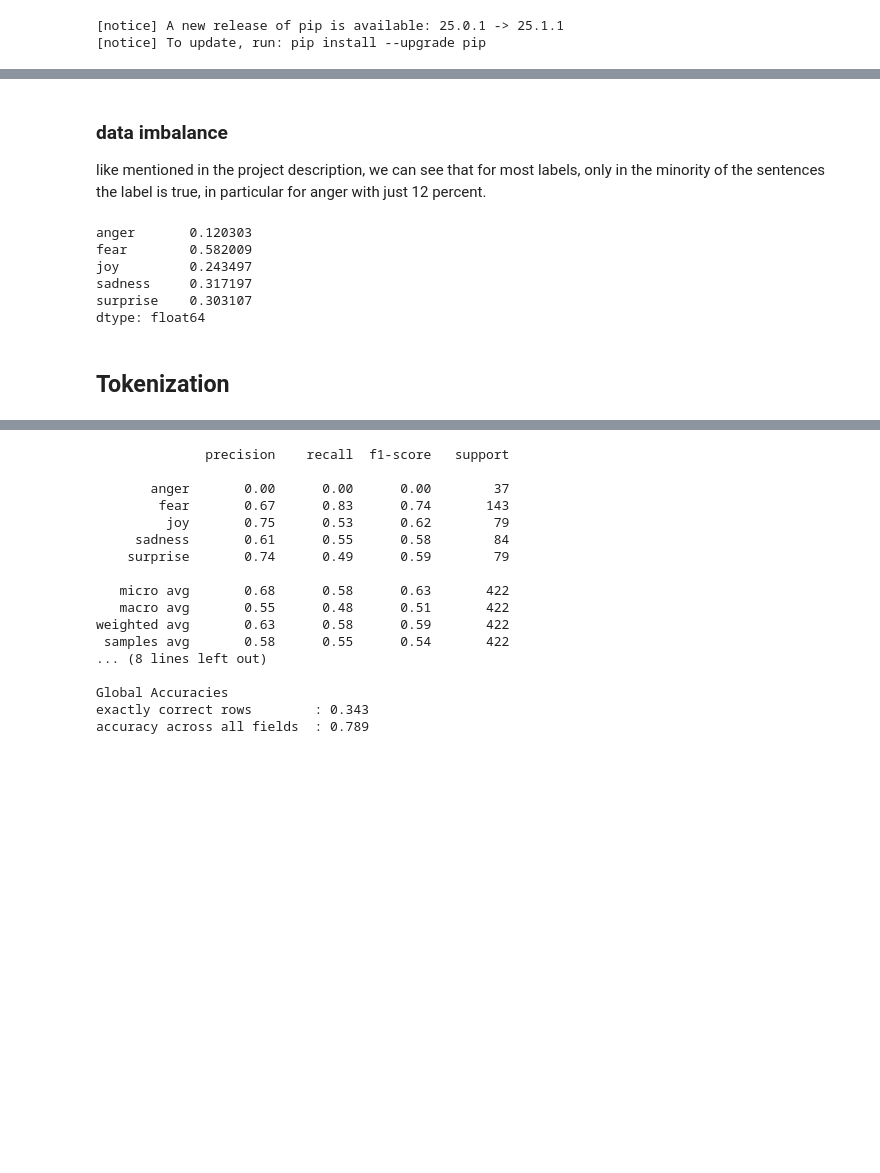
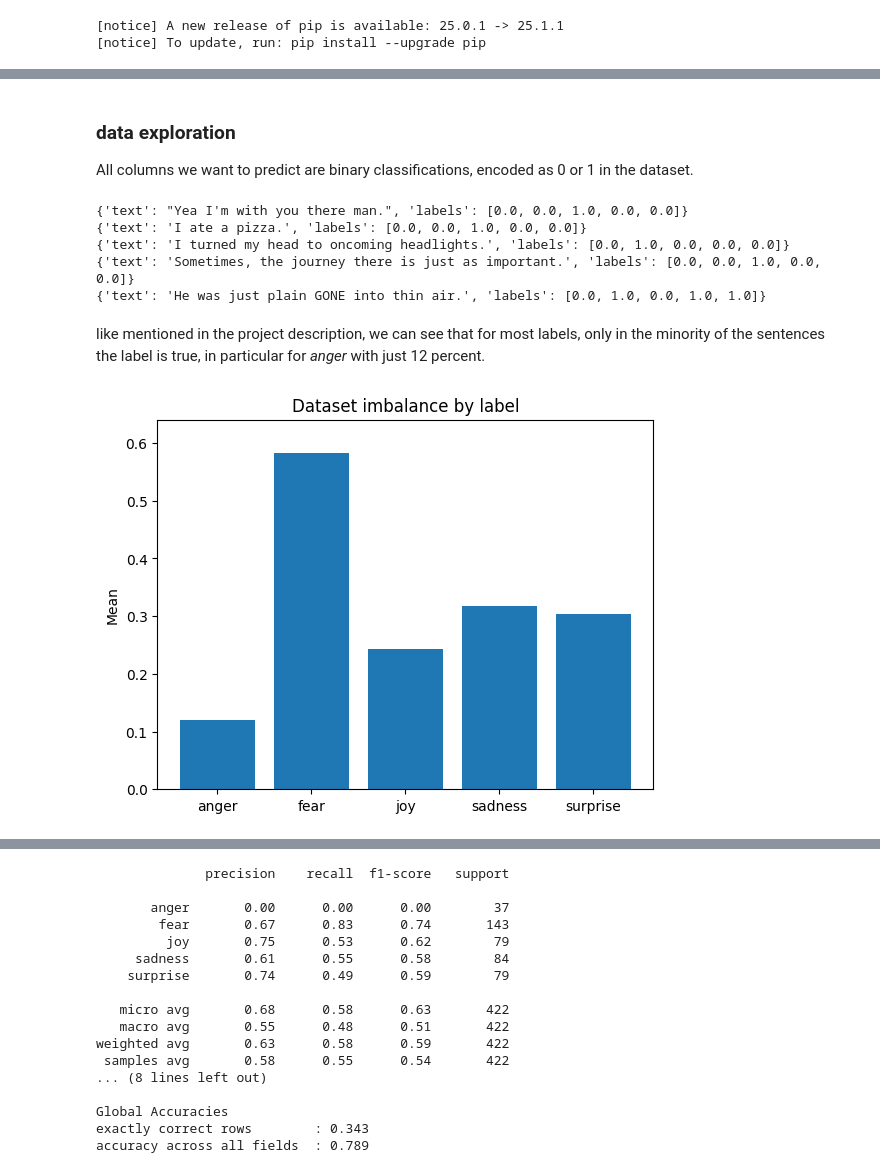
Before and after one commit to ArmanZohourian/ED-NLP, a Jupyter notebook: NLP_Project_2025.ipynb, the cells around one changed output, grey strips where cells are left out. Cells and saved outputs as stored; diff of their text form; code cells hidden in the pictures; blank space fills up the shorter version.

```diff
--- a/NLP_Project_2025.ipynb
+++ b/NLP_Project_2025.ipynb
@@ -74,15 +78,29 @@ for split in ds:
+# %% [markdown]
+### data exploration
+
+All columns we want to predict are binary classifications, encoded as 0 or 1 in the dataset.
+# %%
+for i in range(5):
+  print(ds['train'][i])
+# %% [output]
+{'text': "Yea I'm with you there man.", 'labels': [0.0, 0.0, 1.0, 0.0, 0.0]}
+{'text': 'I ate a pizza.', 'labels': [0.0, 0.0, 1.0, 0.0, 0.0]}
+{'text': 'I turned my head to oncoming headlights.', 'labels': [0.0, 1.0, 0.0, 0.0, 0.0]}
+{'text': 'Sometimes, the journey there is just as important.', 'labels': [0.0, 0.0, 1.0, 0.0, 0.0]}
+{'text': 'He was just plain GONE into thin air.', 'labels': [0.0, 1.0, 0.0, 1.0, 1.0]}
 # %% [markdown]
-### data imbalance
-
-like mentioned in the project description, we can see that for most labels, only in the minority of the sentences the label is true, in particular for anger with just 12 percent.
+like mentioned in the project description, we can see that for most labels, only in the minority of the sentences the label is true, in particular for *anger* with just 12 percent.
-# %%
-pd.read_csv(csv_path)[label_cols].mean()
-# %% [output]
-anger       0.120303
-fear        0.582009
-joy         0.243497
-sadness     0.317197
-surprise    0.303107
-dtype: float64
-# %% [markdown]
-## Tokenization
+# %%
+means = pd.read_csv(csv_path)[label_cols].mean()
+
+fig, ax = plt.subplots()
+ax.bar(means.index, means.values)
+ax.set_ylabel("Mean")
+ax.set_title("Dataset imbalance by label")
+ax.set_xticks(range(len(means)))
+ax.set_xticklabels(means.index)
+ax.set_ylim(0, means.max()*1.1)
+
+plt.show()
+# %% [output]
+[figure, added]
```
Also changed, not shown: parts of 34 cells of this notebook, 4 other files.
